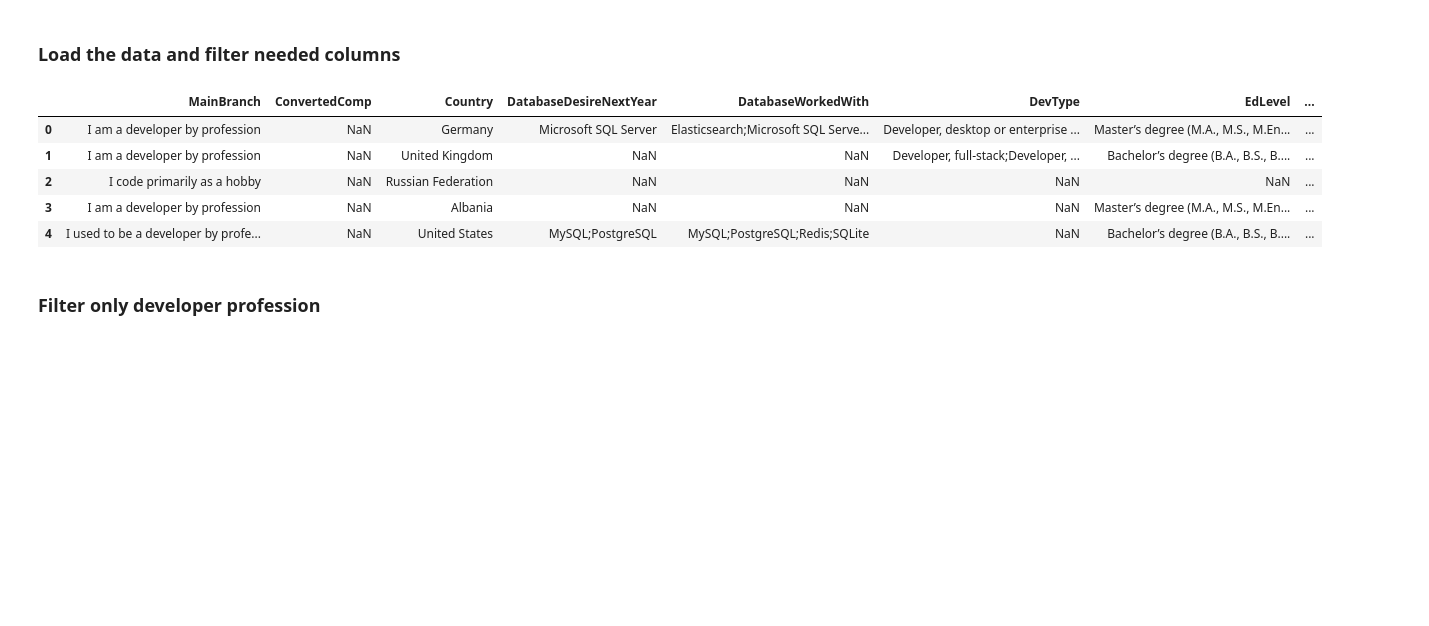
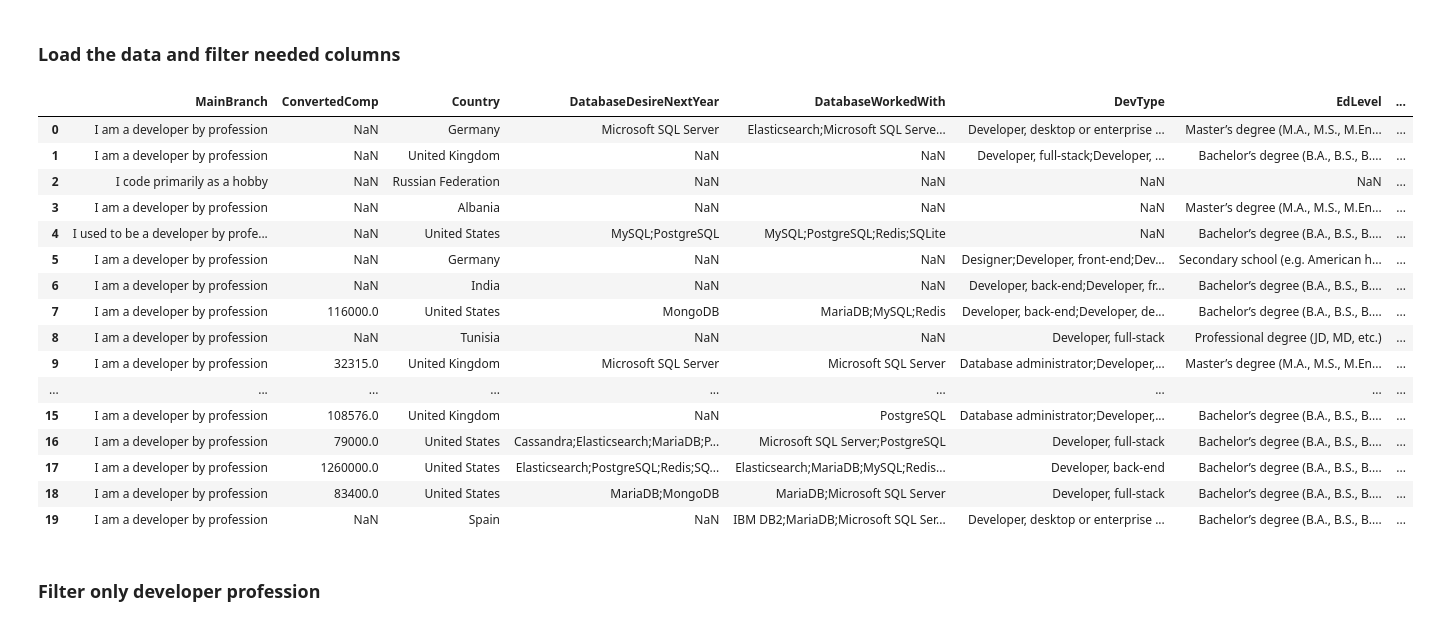
Before and after one commit to fahmiduldul/ds-blog-post, a Jupyter notebook: main.ipynb, the cells around one changed output. Saved outputs shown, nothing was run; the diff lists cells and outputs as text; code cells hidden in the pictures; blank space fills up the shorter version.

```diff
--- a/main.ipynb
+++ b/main.ipynb
@@ -12,15 +12,26 @@ Drive already mounted at /content/drive; to attempt to forcibly remount, call dr
 # %%
 df = pd.read_csv('/content/drive/MyDrive/datasets/stackoverflow_survey_2020/survey_results_public.csv')
 desiredColumn = ['MainBranch', 'ConvertedComp', 'Country', 'DatabaseDesireNextYear', 'DatabaseWorkedWith', 'DevType', 'EdLevel', 'Employment', 'LanguageDesireNextYear', 'LanguageWorkedWith', 'MiscTechDesireNextYear', 'MiscTechWorkedWith', 'NEWLearn', 'PlatformDesireNextYear', 'PlatformWorkedWith', 'UndergradMajor', 'WebframeDesireNextYear', 'WebframeWorkedWith', 'WorkWeekHrs', 'YearsCode', 'YearsCodePro']
 df = df[desiredColumn]
-df.head()
+df.head(20)
 # %% [output]
 |  | MainBranch | ConvertedComp | Country | DatabaseDesireNextYear | DatabaseWorkedWith | DevType | EdLevel | ... |
 | 0 | I am a developer by profession | NaN | Germany | Microsoft SQL Server | Elasticsearch;Microsoft SQL Serve... | Developer, desktop or enterprise ... | Master’s degree (M.A., M.S., M.En... | ... |
 | 1 | I am a developer by profession | NaN | United Kingdom | NaN | NaN | Developer, full-stack;Developer, ... | Bachelor’s degree (B.A., B.S., B.... | ... |
 | 2 | I code primarily as a hobby | NaN | Russian Federation | NaN | NaN | NaN | NaN | ... |
 | 3 | I am a developer by profession | NaN | Albania | NaN | NaN | NaN | Master’s degree (M.A., M.S., M.En... | ... |
 | 4 | I used to be a developer by profe... | NaN | United States | MySQL;PostgreSQL | MySQL;PostgreSQL;Redis;SQLite | NaN | Bachelor’s degree (B.A., B.S., B.... | ... |
+| 5 | I am a developer by profession | NaN | Germany | NaN | NaN | Designer;Developer, front-end;Dev... | Secondary school (e.g. American h... | ... |
+| 6 | I am a developer by profession | NaN | India | NaN | NaN | Developer, back-end;Developer, fr... | Bachelor’s degree (B.A., B.S., B.... | ... |
+| 7 | I am a developer by profession | 116000.0 | United States | MongoDB | MariaDB;MySQL;Redis | Developer, back-end;Developer, de... | Bachelor’s degree (B.A., B.S., B.... | ... |
+| 8 | I am a developer by profession | NaN | Tunisia | NaN | NaN | Developer, full-stack | Professional degree (JD, MD, etc.) | ... |
+| 9 | I am a developer by profession | 32315.0 | United Kingdom | Microsoft SQL Server | Microsoft SQL Server | Database administrator;Developer,... | Master’s degree (M.A., M.S., M.En... | ... |
+| ... | ... | ... | ... | ... | ... | ... | ... | ... |
+| 15 | I am a developer by profession | 108576.0 | United Kingdom | NaN | PostgreSQL | Database administrator;Developer,... | Bachelor’s degree (B.A., B.S., B.... | ... |
+| 16 | I am a developer by profession | 79000.0 | United States | Cassandra;Elasticsearch;MariaDB;P... | Microsoft SQL Server;PostgreSQL | Developer, full-stack | Bachelor’s degree (B.A., B.S., B.... | ... |
+| 17 | I am a developer by profession | 1260000.0 | United States | Elasticsearch;PostgreSQL;Redis;SQ... | Elasticsearch;MariaDB;MySQL;Redis... | Developer, back-end | Bachelor’s degree (B.A., B.S., B.... | ... |
+| 18 | I am a developer by profession | 83400.0 | United States | MariaDB;MongoDB | MariaDB;Microsoft SQL Server | Developer, full-stack | Bachelor’s degree (B.A., B.S., B.... | ... |
+| 19 | I am a developer by profession | NaN | Spain | NaN | IBM DB2;MariaDB;Microsoft SQL Ser... | Developer, desktop or enterprise ... | Bachelor’s degree (B.A., B.S., B.... | ... |
 # %% [markdown]
 ### Filter only developer profession
 # %%
```
Also changed, not shown: parts of 7 cells of this notebook.
